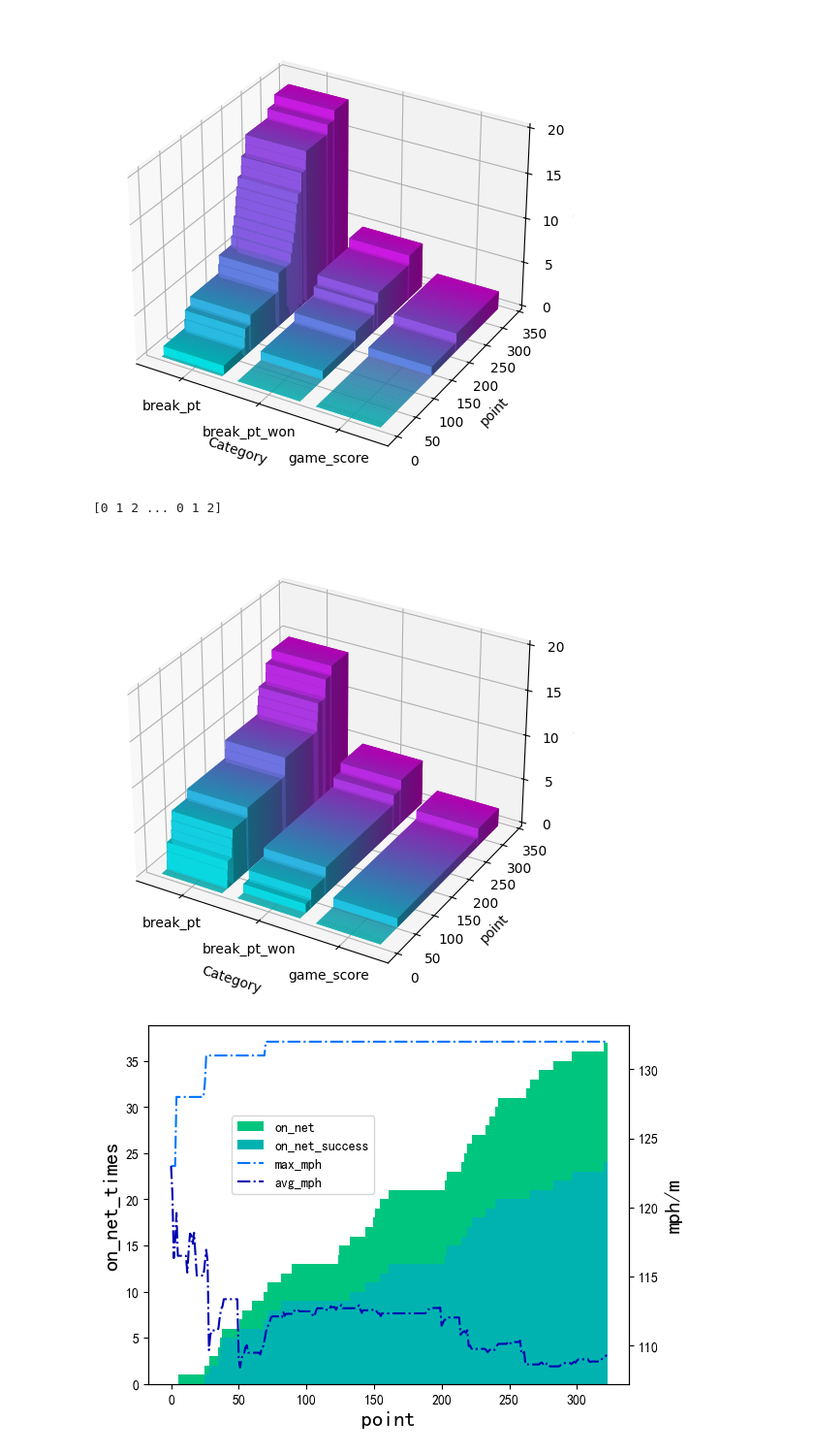
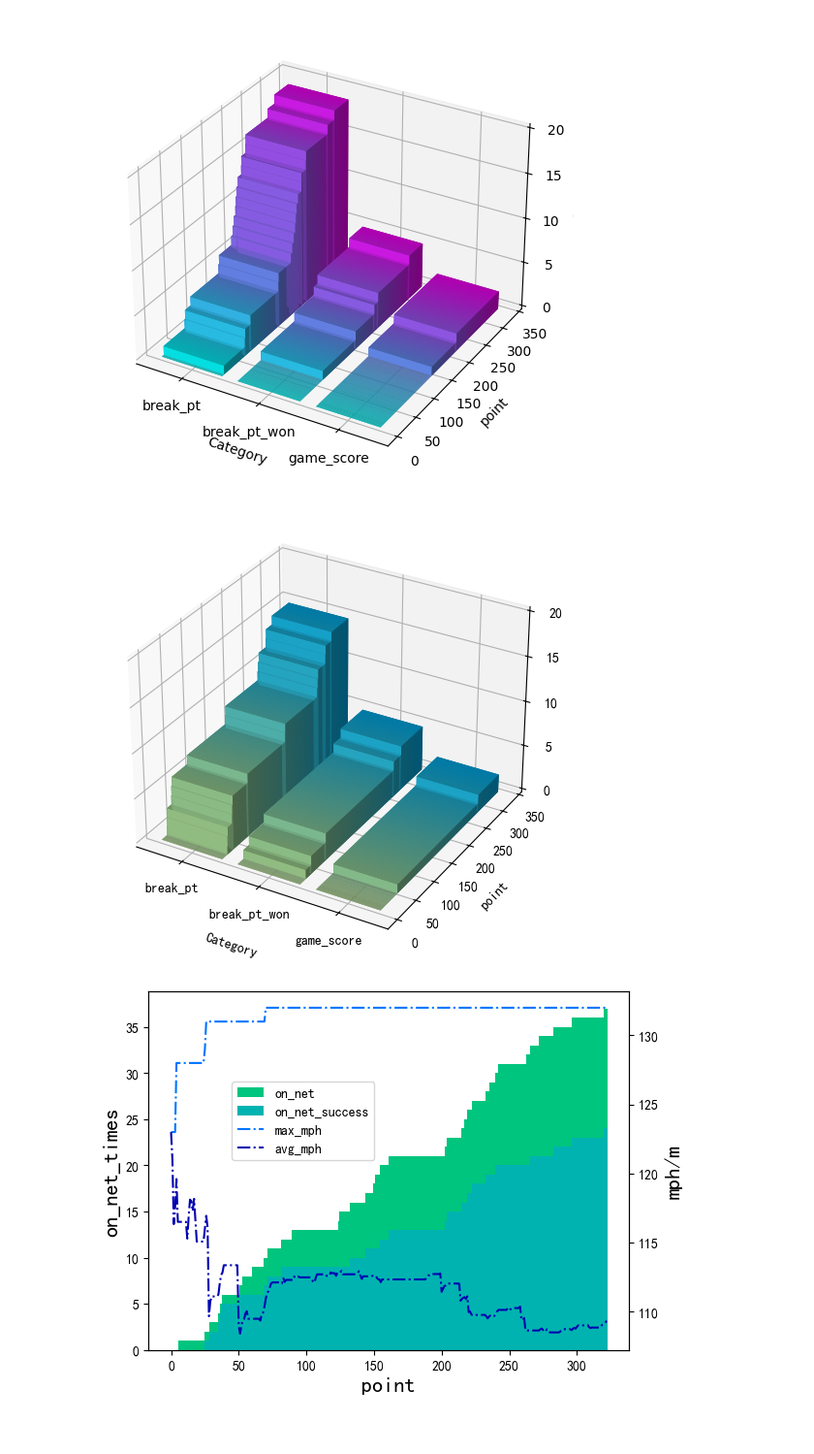
Before and after one commit to junqi1121/MCM-ICM, a Jupyter notebook: test (2).ipynb, the cells around one changed output. Shown at 97% size. Saved outputs shown, nothing was run; the diff lists cells and outputs as text; code cells hidden in the pictures.

```diff
--- a/test (2).ipynb
+++ b/test (2).ipynb
@@ -738,44 +738,46 @@ plt.show()
 import matplotlib.pyplot as plt
 import numpy as np
 import seaborn as sns
+from matplotlib import cm
+from matplotlib.colors import LinearSegmentedColormap
+
+# 创建自定义的渐变颜色
 
 np.random.seed(0)
 categories = ['break_pt', 'break_pt_won', 'game_score']
 # categories = ['one_serve_win', 'one_serve_back', 'one_ser', 'D', 'E', 'F', 'G', 'H', 'I', 'J']
 
 # size = (334, 3)
 values = np.array([break_pt_2, break_pt_won_2, game_score_2]).T
 
 fig = plt.figure(figsize=(8, 6))
 ax = fig.add_subplot(111, projection='3d')
 
 x_data, y_data = np.meshgrid(np.arange(3),np.arange(334))
 x_data = x_data.flatten()
 y_data = y_data.flatten()
 z_data = np.zeros(len(x_data))
 
-print(x_data)
-
+cmaps = LinearSegmentedColormap.from_list('my_cmap', ['#acd78e', '#00b0f0'])
 
 dx = dy = 0.8
 # dx = (0.1, 0.9)
 dz = values.flatten()
-colors = sns.color_palette('cool', len(z_data))
+# colors = sns.color_palette('cool', len(z_data))
 # colors = sns.color_palette('red')
-ax.bar3d(x_data, y_data, z_data, dx, dy, dz, color=colors, shade=True)
+ax.bar3d(x_data, y_data, z_data, dx, dy, dz, color=cmaps(np.arange(len(z_data)) / len(z_data)), shade=True)
 
 ax.set_xticks([0.4, 1.4, 2.4])
 ax.set_xticklabels(categories)
 ax.set_zticks([i for i in range(0, 21, 5)])
 
 # ax.set_title('p2 beark and game score')
 ax.set_xlabel('Category', labelpad = 10, loc = 'left')
 ax.set_ylabel('point')
 ax.set_zlabel('Height')
 plt.show()
 # %% [output]
-[0 1 2 ... 0 1 2]
-[figure, old version]
+[figure, new version]
 # %%
 import numpy as np
 import matplotlib.pyplot as plt
```
Also changed, not shown: 6 other files.
